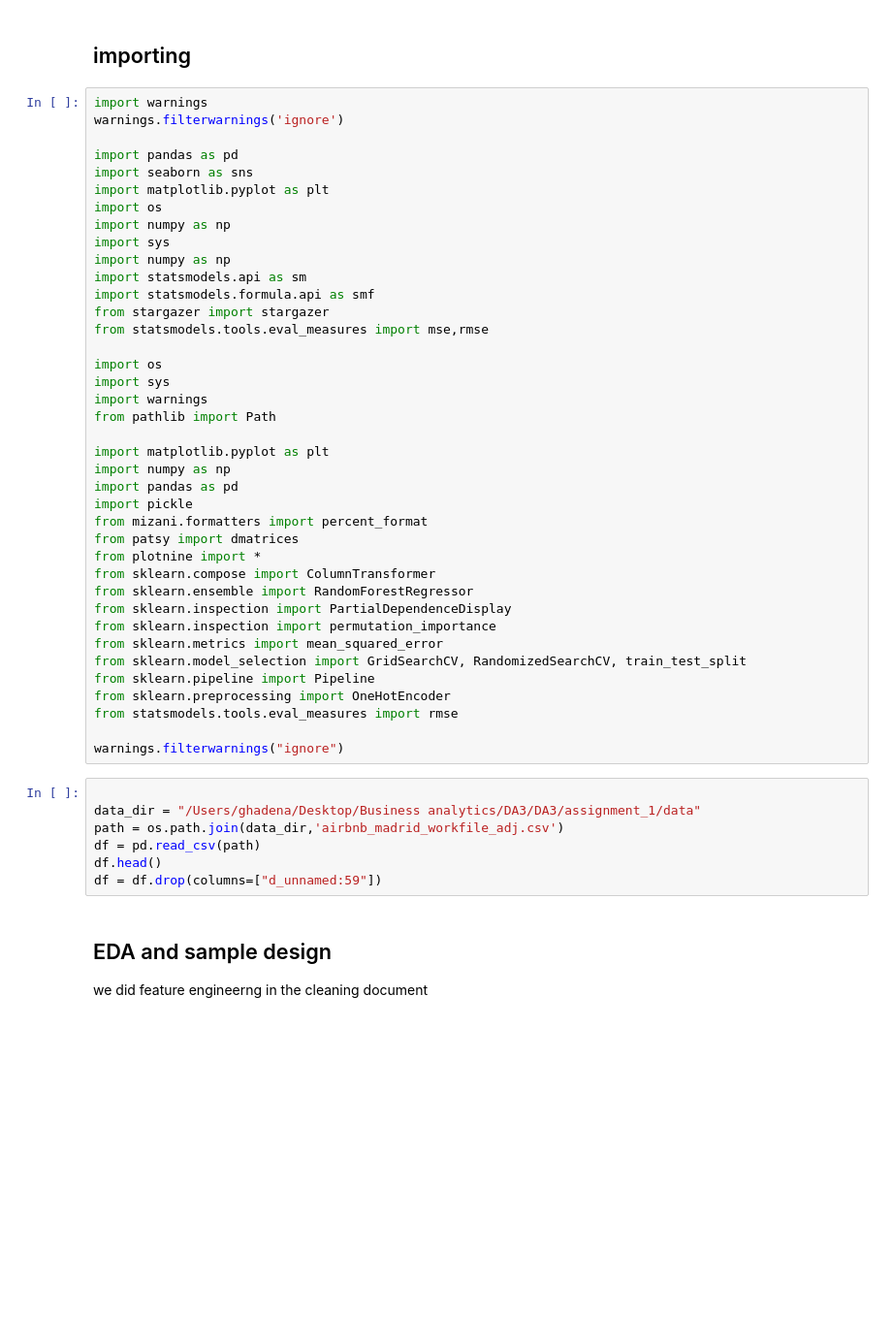
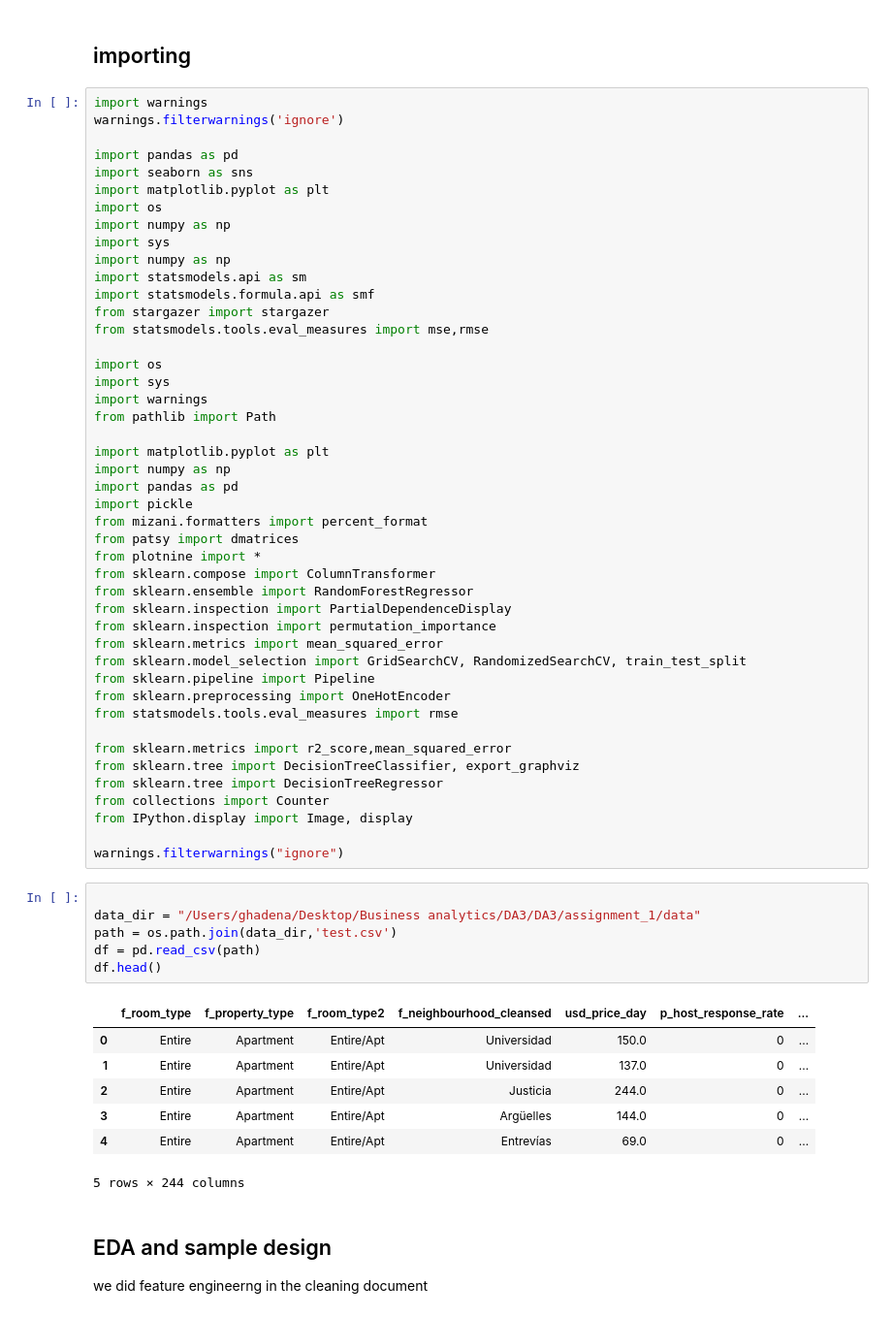
Before and after one commit to ghadena/DA3, a Jupyter notebook: assignment_1/asssignment.ipynb, the cells around one changed output. Shown at 97% size. Cells and saved outputs as stored; diff of their text form; blank space fills up the shorter version.

```diff
--- a/assignment_1/asssignment.ipynb
+++ b/assignment_1/asssignment.ipynb
@@ -46,14 +46,27 @@ from sklearn.pipeline import Pipeline
 from sklearn.preprocessing import OneHotEncoder
 from statsmodels.tools.eval_measures import rmse
 
+from sklearn.metrics import r2_score,mean_squared_error
+from sklearn.tree import DecisionTreeClassifier, export_graphviz
+from sklearn.tree import DecisionTreeRegressor
+from collections import Counter
+from IPython.display import Image, display
+
 warnings.filterwarnings("ignore")
 # %%
 
 data_dir = "/Users/ghadena/Desktop/Business analytics/DA3/DA3/assignment_1/data"
-path = os.path.join(data_dir,'airbnb_madrid_workfile_adj.csv')
+path = os.path.join(data_dir,'test.csv')
 df = pd.read_csv(path)
 df.head()
-df = df.drop(columns=["d_unnamed:59"])
+# %% [output]
+|  | f_room_type | f_property_type | f_room_type2 | f_neighbourhood_cleansed | usd_price_day | p_host_response_rate | ... |
+| 0 | Entire | Apartment | Entire/Apt | Universidad | 150.0 | 0 | ... |
+| 1 | Entire | Apartment | Entire/Apt | Universidad | 137.0 | 0 | ... |
+| 2 | Entire | Apartment | Entire/Apt | Justicia | 244.0 | 0 | ... |
+| 3 | Entire | Apartment | Entire/Apt | Argüelles | 144.0 | 0 | ... |
+| 4 | Entire | Apartment | Entire/Apt | Entrevías | 69.0 | 0 | ... |
+5 rows × 244 columns
 # %% [markdown]
 ## EDA and sample design
 we did feature engineerng in the cleaning document
```
Also changed, not shown: parts of 20 cells of this notebook.
